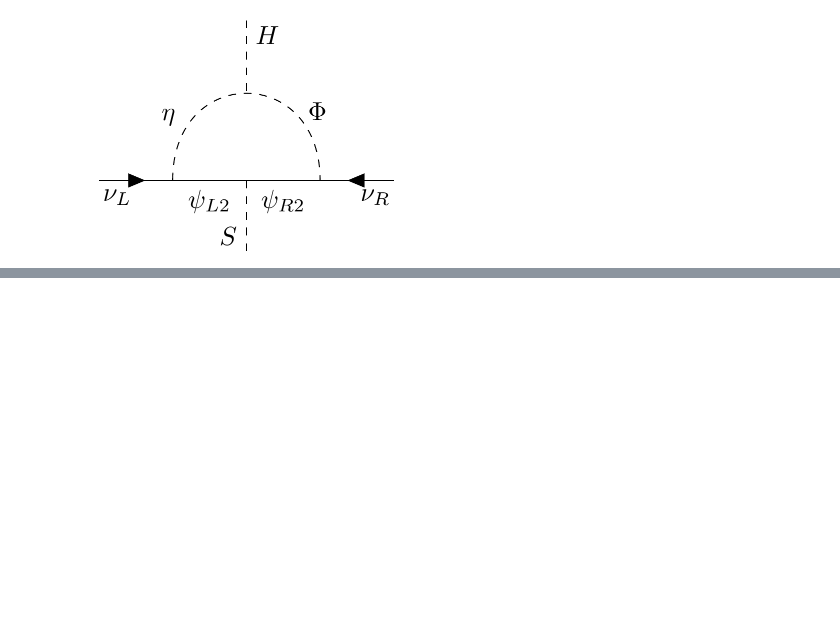
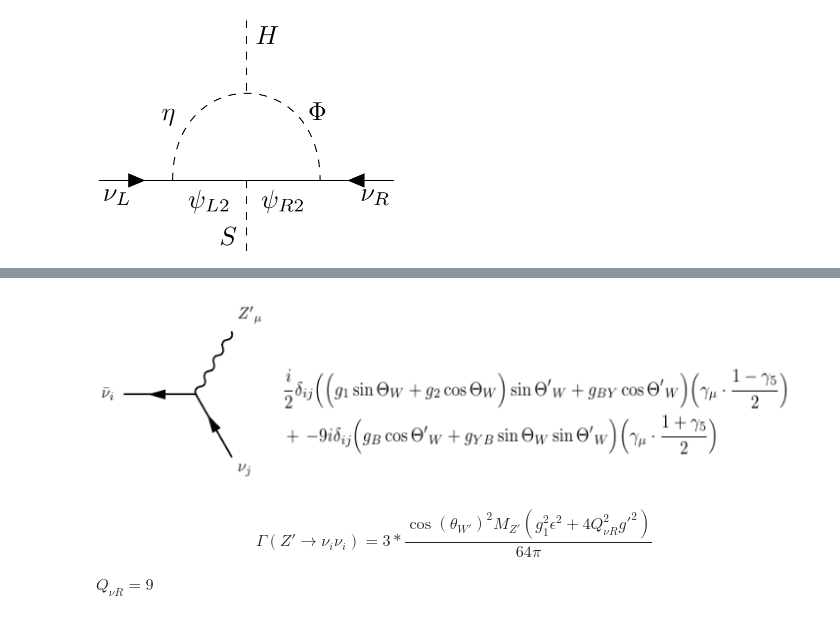
Before and after one commit to davidsuarezr/MDEO, a Jupyter notebook: Zp-decay.ipynb, the cells around one changed output, grey strips where cells are left out. Cells and saved outputs as stored; diff of their text form; code cells hidden in the pictures; blank space fills up the shorter version.

```diff
--- a/Zp-decay.ipynb
+++ b/Zp-decay.ipynb
@@ -83,4 +24,0 @@ print(xd0.shape, xd.shape)
-# %%
-#For good plots
-plt.rcParams.update({'font.size': 12})
-#plt.rc('font',size='18')
@@ -775,0 +239,11 @@ plt.show()
+# %%
+from IPython.display import Image
+Image("/home/anferivera/Work/Documents_compartidos/MDEO/Zp-to-nunu.png", width=700)
+# %% [output]
+[figure, added]
+# %% [markdown]
+\begin{align}
+\Gamma (Z'\to \nu_i\nu_i) = 3 * \dfrac{\cos(\theta_{W'})^2 M_{Z'}(g_1^2\epsilon^2 +4 Q_{\nu R}^2 g'^2)}{64\pi}
+\end{align}
+
+$Q_{\nu R}=9$
```
Also changed, not shown: parts of 69 cells of this notebook.
